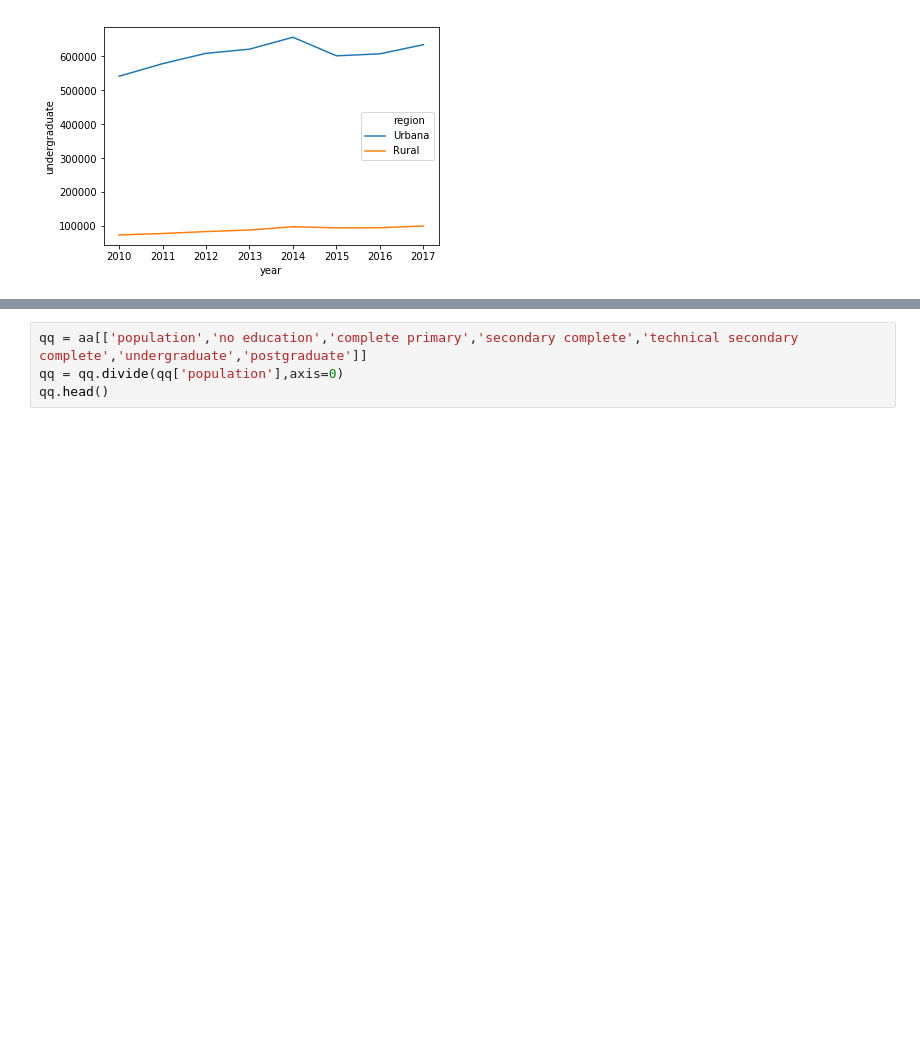
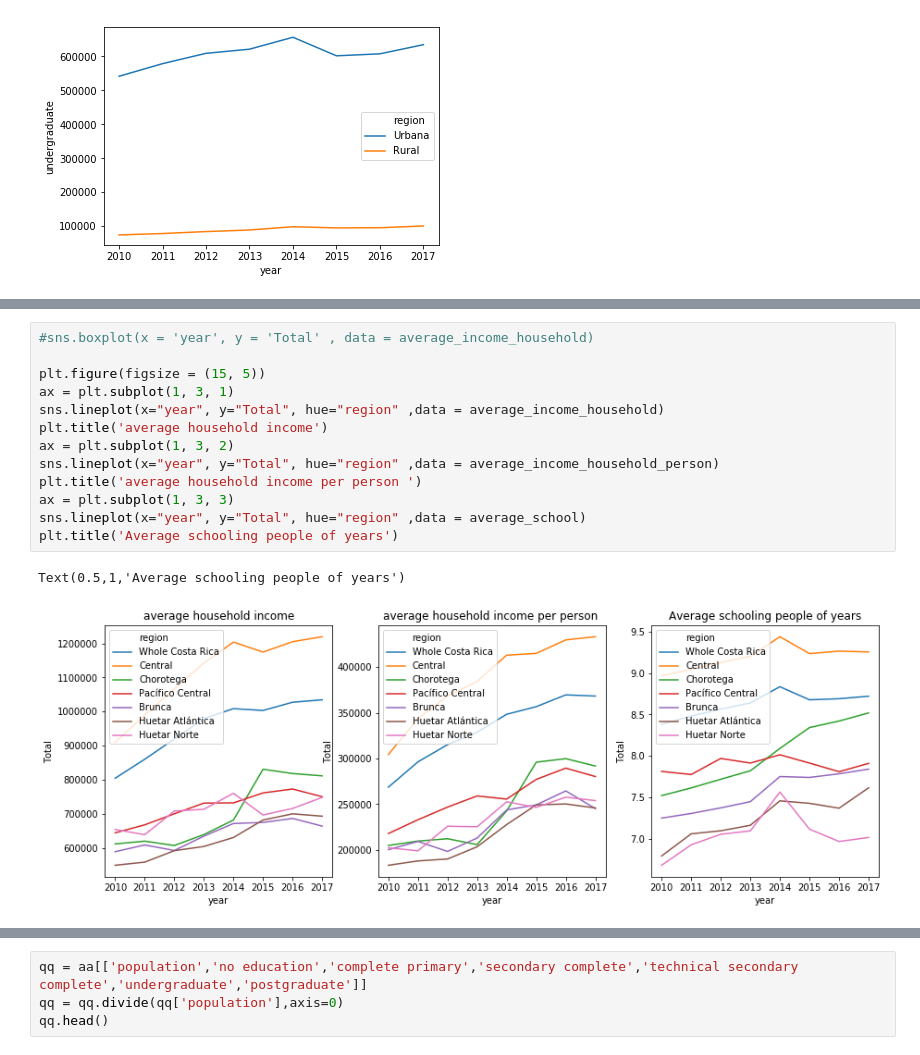
Before and after one commit to zhaomh1998/ece143, a Jupyter notebook: Household_characteristics.ipynb, the cells around one changed output, grey strips where cells are left out. Cells and saved outputs as stored; diff of their text form; blank space fills up the shorter version.

```diff
--- a/Household_characteristics.ipynb
+++ b/Household_characteristics.ipynb
@@ -298,0 +311,16 @@ for i, col in enumerate(['no education','complete primary','secondary complete',
+# %%
+#sns.boxplot(x = 'year', y = 'Total' , data = average_income_household)
+
+plt.figure(figsize = (15, 5))
+ax = plt.subplot(1, 3, 1)
+sns.lineplot(x="year", y="Total", hue="region" ,data = average_income_household)
+plt.title('average household income')
+ax = plt.subplot(1, 3, 2)
+sns.lineplot(x="year", y="Total", hue="region" ,data = average_income_household_person)
+plt.title('average household income per person ')
+ax = plt.subplot(1, 3, 3)
+sns.lineplot(x="year", y="Total", hue="region" ,data = average_school)
+plt.title('Average schooling people of years')
+# %% [output]
+Text(0.5,1,'Average schooling people of years')
+[figure, added]
```
Also changed, not shown: parts of 13 cells of this notebook, 1 other file.
